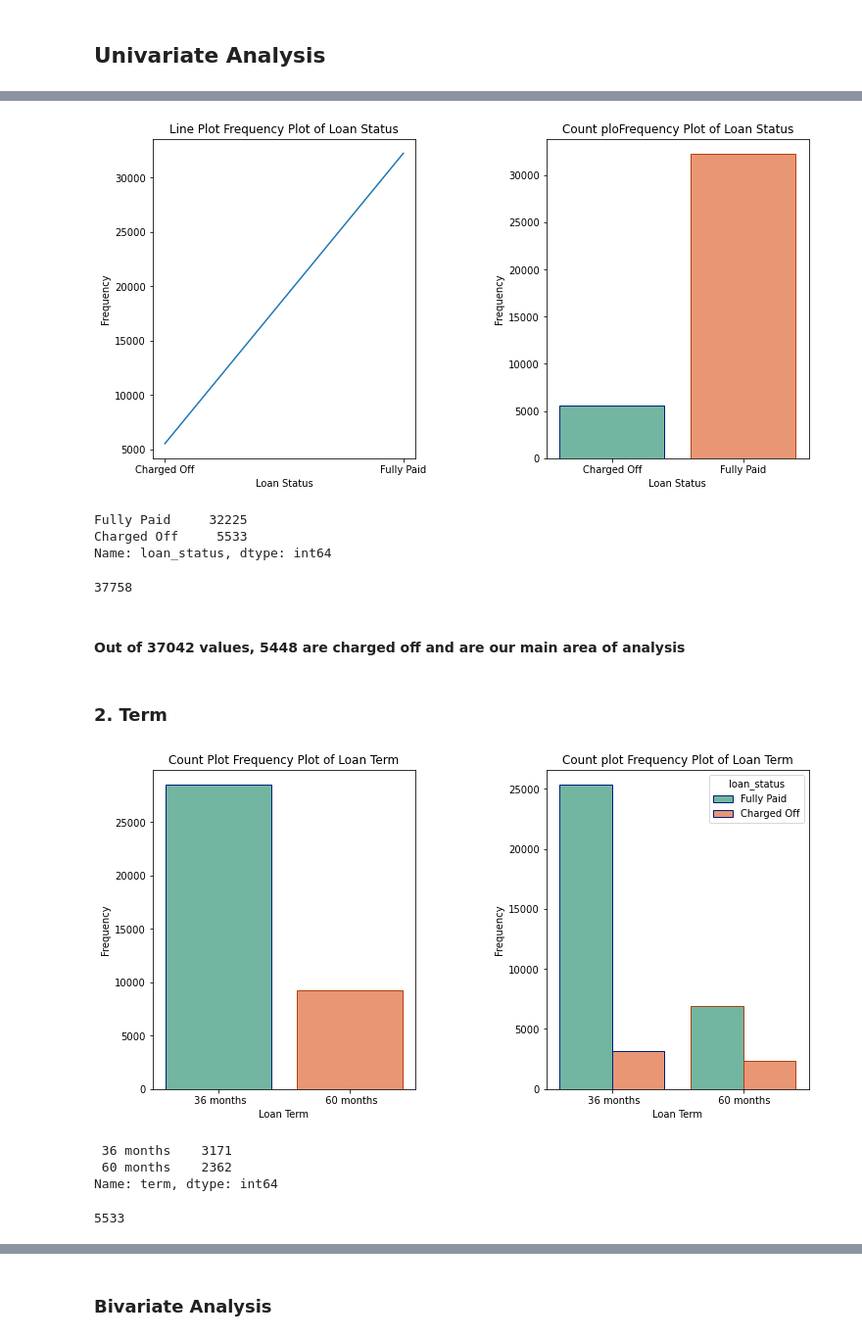
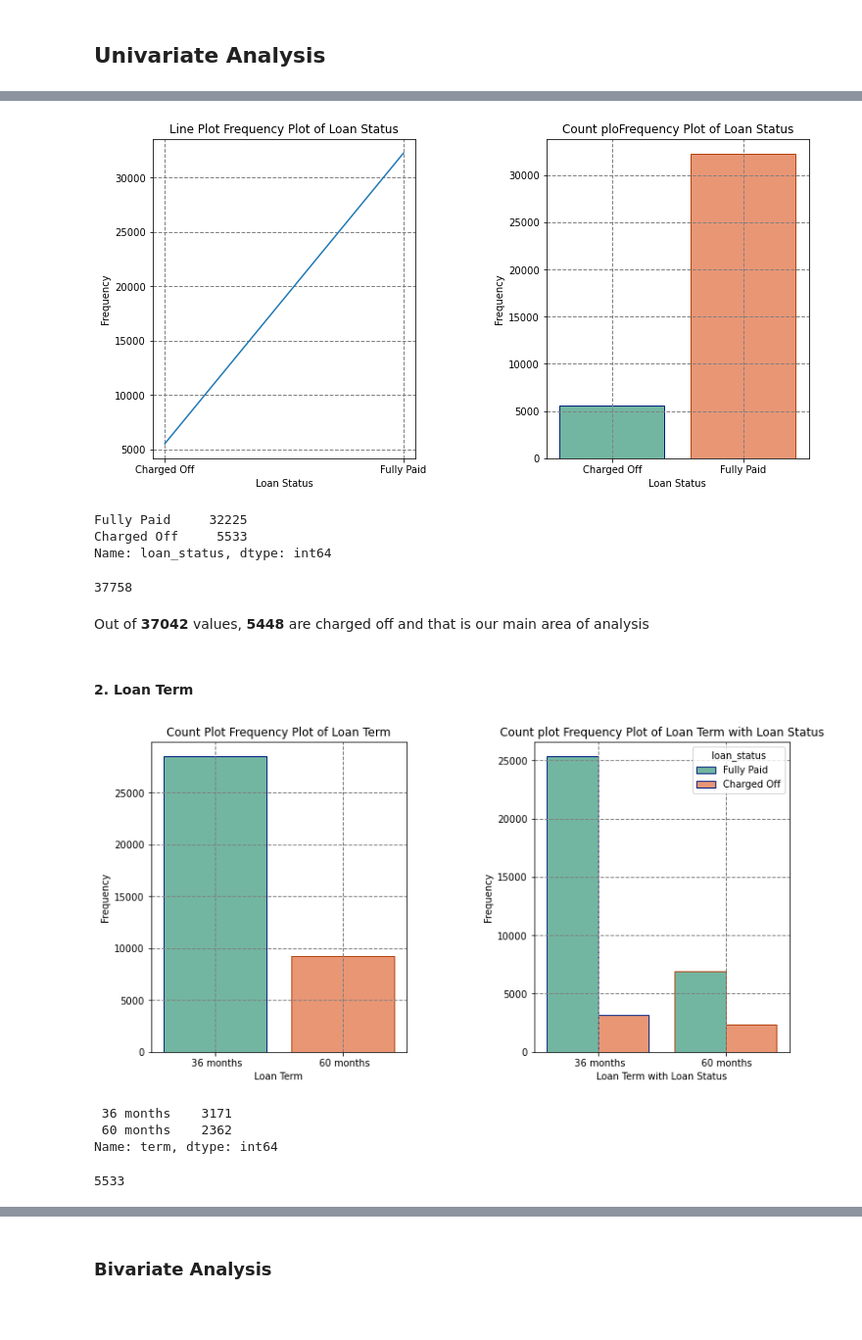
Before and after one commit to saibat/Lending-Club-Case-Study, a Jupyter notebook: Sailesh_Bathala.ipynb, the cells around one changed output, grey strips where cells are left out. Shown at 98% size. Drawn from its saved outputs; the diff is of its cells as text; code cells hidden in the pictures; blank space fills up the shorter version.

```diff
--- a/Sailesh_Bathala.ipynb
+++ b/Sailesh_Bathala.ipynb
@@ -395,6 +423,7 @@ plt.title('Line Plot Frequency Plot of Loan Status')
 sns.lineplot(data = loans_dataset.loan_status.value_counts(dropna = False).sort_index(), palette="Set2")
 plt.xlabel('Loan Status')
 plt.ylabel('Frequency')
+plt.grid(color='grey', linestyle='--', linewidth=1)
 
 plt.subplot(1, 2, 2)
 plt.title('Count ploFrequency Plot of Loan Status')
@@ -403,6 +432,7 @@ sns.countplot(x = 'loan_status',
               data = loans_dataset, palette="Set2", edgecolor=sns.color_palette("dark", 3))
 plt.xlabel('Loan Status')
 plt.ylabel('Frequency')
+plt.grid(color='grey', linestyle='--', linewidth=1)
 
 plt.subplots_adjust(wspace = 0.5)
 plt.show()
@@ -411,45 +441,44 @@ plt.show()
 print(loans_dataset.loan_status.value_counts(dropna = False))
 loans_dataset.loan_status.value_counts(dropna = False).sum()
 # %% [output]
-[figure, old version]
+[figure, new version]
 Fully Paid     32225
 Charged Off     5533
 Name: loan_status, dtype: int64
 37758
 # %% [markdown]
-#### Out of 37042 values, 5448 are charged off and are our main area of analysis
+Out of <b>37042</b> values, <b>5448</b> are charged off and that is our main area of analysis
 # %% [markdown]
-### 2. Term
+#### 2. Loan Term
 # %%
-
-
 plt.figure(figsize = (12, 6))
 
 plt.subplot(1, 2, 1)
 plt.title('Count Plot Frequency Plot of Loan Term')
 sns.countplot(x = 'term',
               order = loans_dataset.term.value_counts(dropna = False).sort_index().index,
               data = loans_dataset, palette="Set2", edgecolor=sns.color_palette("dark", 3))
 plt.xlabel('Loan Term')
 plt.ylabel('Frequency')
-
+plt.grid(color='grey', linestyle='--', linewidth=1)
 
 plt.subplot(1, 2, 2)
-plt.title('Count plot Frequency Plot of Loan Term')
+plt.title('Count plot Frequency Plot of Loan Term with Loan Status')
 sns.countplot(x='term',  hue = 'loan_status',
               order= loans_dataset.term.value_counts(dropna = False).sort_index().index,
               data = loans_dataset, palette="Set2", edgecolor=sns.color_palette("dark", 3))
-plt.xlabel('Loan Term')
+plt.xlabel('Loan Term with Loan Status')
 plt.ylabel('Frequency')
+plt.grid(color='grey', linestyle='--', linewidth=1)
 
 plt.subplots_adjust(wspace = 0.5)
 plt.show()
 
 
 print(loans_dataset.term[loans_dataset['loan_status']=='Charged Off'].value_counts(dropna = False))
 loans_dataset.term[loans_dataset['loan_status']=='Charged Off'].value_counts(dropna = False).sum()
 # %% [output]
-[figure, old version]
+[figure, new version]
  36 months    3171
  60 months    2362
 Name: term, dtype: int64
```
Also changed, not shown: parts of 130 cells of this notebook.
